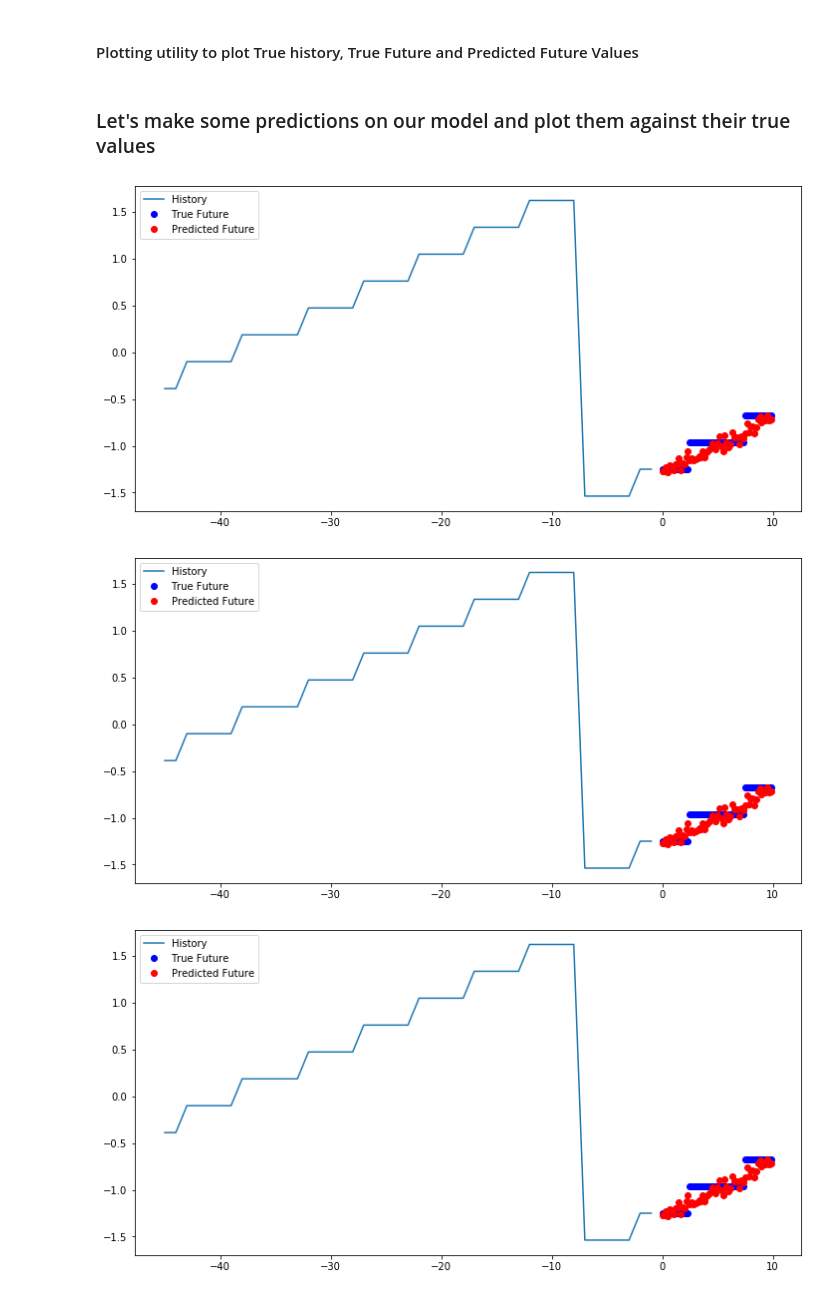
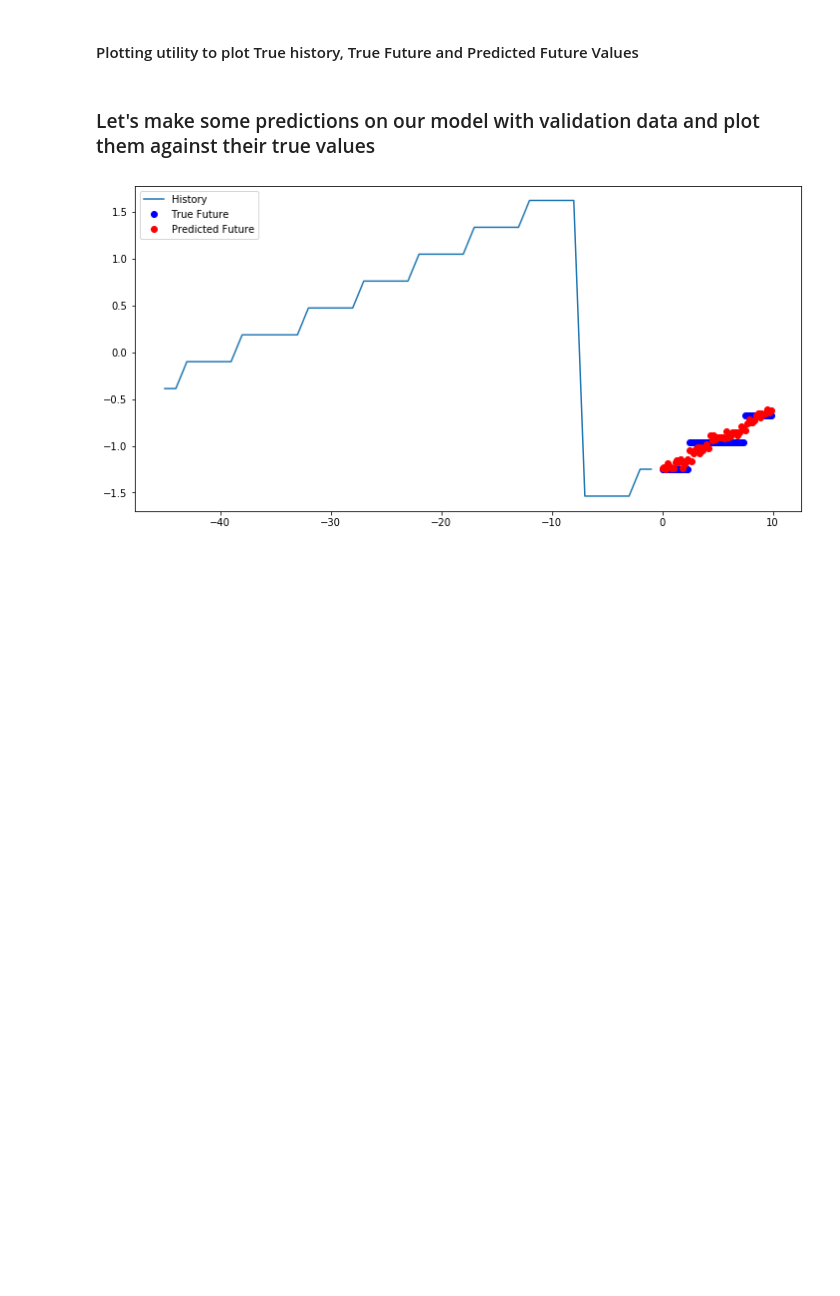
Before and after one commit to vsharma2013/qh, a Jupyter notebook: lstm_ts_fc.ipynb, the cells around one changed output. Saved outputs shown, nothing was run; the diff lists cells and outputs as text; code cells hidden in the pictures; blank space fills up the shorter version.

```diff
--- a/lstm_ts_fc.ipynb
+++ b/lstm_ts_fc.ipynb
@@ -193,6 +193,7 @@ BATCH_SIZE = 256
 BUFFER_SIZE = 10000
 EPOCHS = 10
 EVALUATION_INTERVAL = 200
+TRAIN_SPLIT = round(len(dataset) * 0.70)
 
 x_train_multi, y_train_multi = multivariate_data(dataset, dataset[:, 1], 0,
                                                  TRAIN_SPLIT, past_history,
@@ -214,7 +221,7 @@ multi_step_model.add(tf.keras.layers.LSTM(32,
                                           return_sequences=True,
                                           input_shape=x_train_multi.shape[-2:]))
 multi_step_model.add(tf.keras.layers.LSTM(16, activation='relu'))
-multi_step_model.add(tf.keras.layers.Dense(60))
+multi_step_model.add(tf.keras.layers.Dense(future_target))
 
 multi_step_model.compile(optimizer=tf.keras.optimizers.RMSprop(clipvalue=1.0), loss='mae')
 # %%
@@ -285,14 +292,12 @@ def create_time_steps(length):
 def baseline(history):
     return np.mean(history)
 # %% [markdown]
-### Let's make some predictions on our model and plot them against their true values
+### Let's make some predictions on our model with validation data and plot them against their true values
 # %%
-for x, y in val_data_multi.take(3):
+for x, y in val_data_multi.take(1):
     multi_step_plot(x[0], y[0], multi_step_model.predict(x)[0])
 # %% [output]
-[figure, old version]
+[figure, new version]
-[figure, removed]
-[figure, removed]
 # %% [markdown]
 #### As we can see here out model here is doing pretty well in predicting future prices close to their true values. The train and validation accuracies are also decreasing with time indicating we arent overfitting here
 
```
Also changed, not shown: parts of 4 cells of this notebook.
